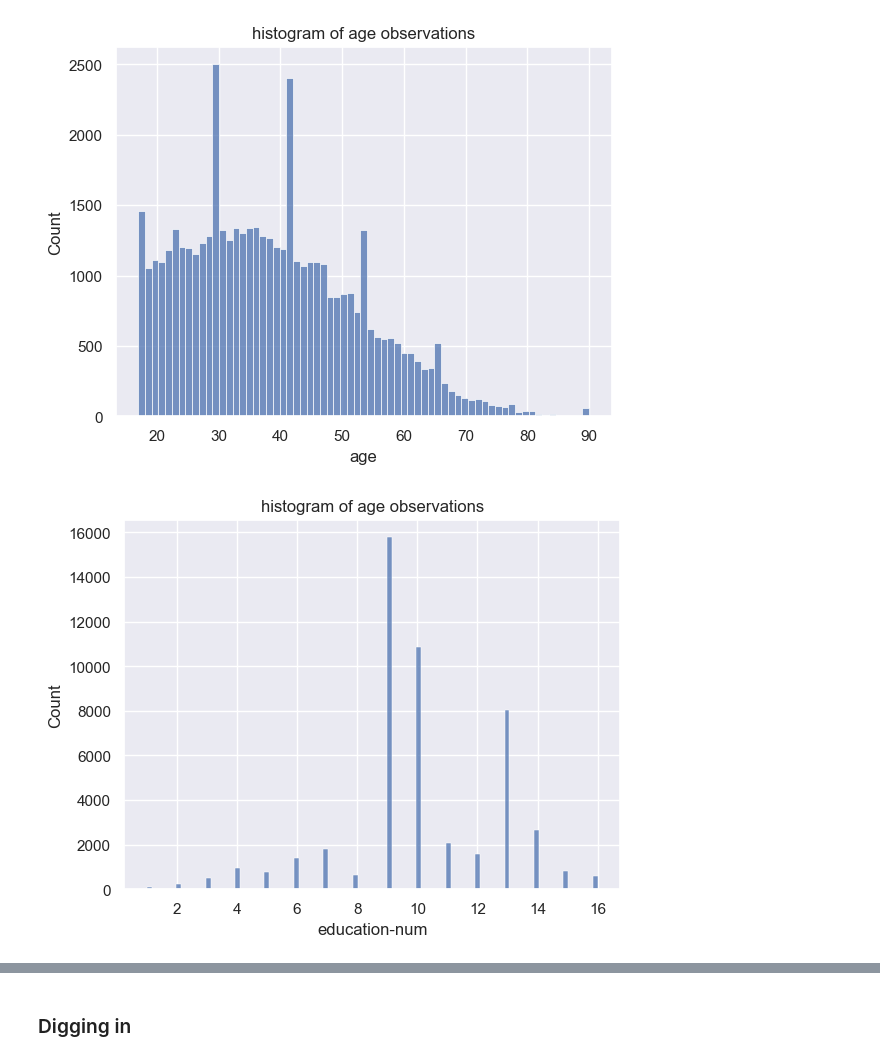
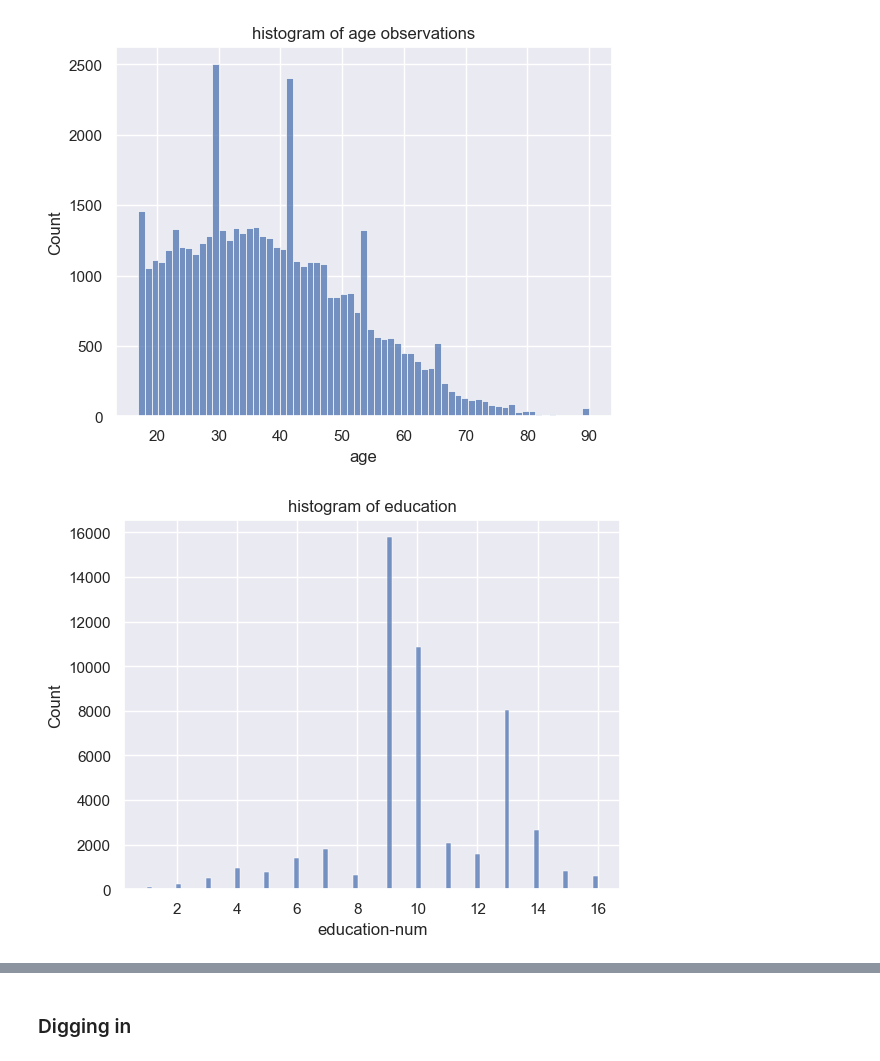
Before and after one commit to 474benchen/bias_aware_gridsearchCV, a Jupyter notebook: income.ipynb, the cells around one changed output, grey strips where cells are left out. Cells and saved outputs as stored; diff of their text form; code cells hidden in the pictures.

Commit message:
update income EDA plots

```diff
--- a/income.ipynb
+++ b/income.ipynb
@@ -124,9 +124,9 @@ plt.show()
 [figure]
 # %%
 sns.histplot(adults_df['education-num'])
-plt.title('histogram of age observations')
+plt.title('histogram of education')
 plt.show()
 # %% [output]
-[figure, old version]
+[figure, new version]
 # %%
 sns.histplot(adults_df['capital-gain'])
```
Also changed, not shown: parts of 3 cells of this notebook.
